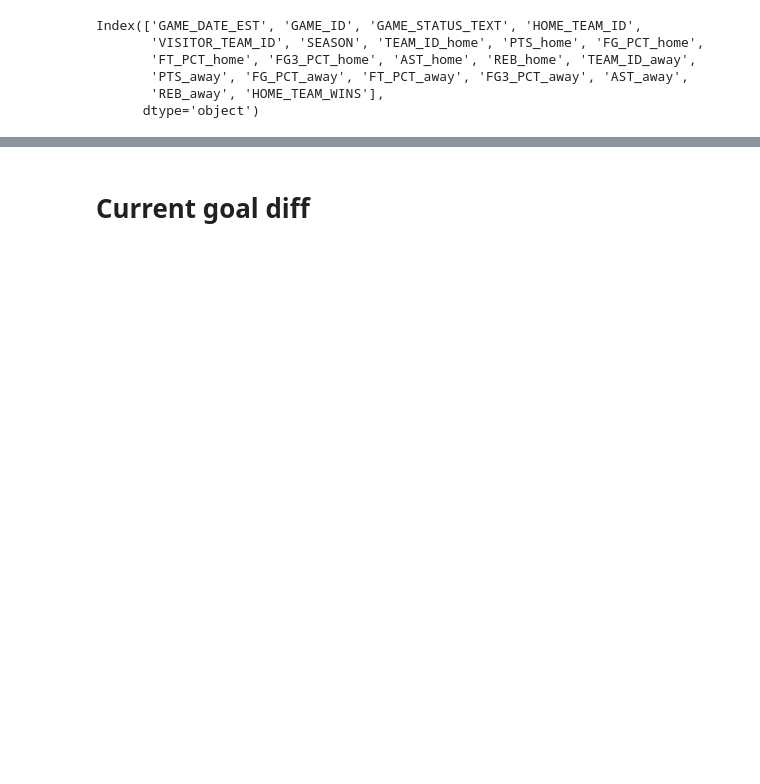
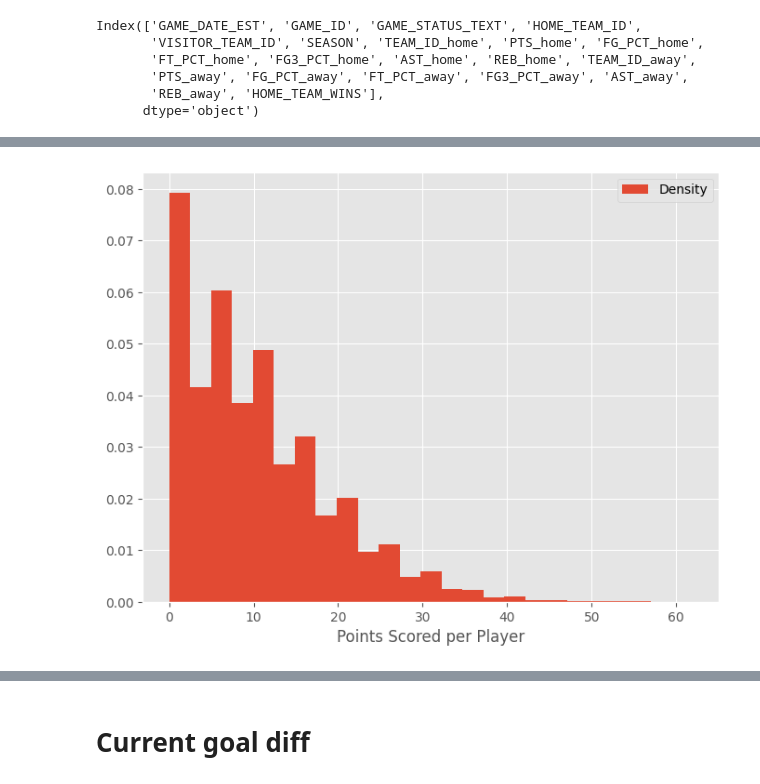
Before and after one commit to Maqerfoo/NBA_predictor, a Jupyter notebook: MBML.ipynb, the cells around one changed output, grey strips where cells are left out. Drawn from its saved outputs; the diff is of its cells as text; code cells hidden in the pictures; blank space fills up the shorter version.

```diff
--- a/MBML.ipynb
+++ b/MBML.ipynb
@@ -68,3 +69,13 @@ Index(['GAME_DATE_EST', 'GAME_ID', 'GAME_STATUS_TEXT', 'HOME_TEAM_ID',
 # %%
 training_games=dfgames[(dfgames["SEASON"] == 2015) |(dfgames["SEASON"] == 2016) |(dfgames["SEASON"] == 2017) |(dfgames["SEASON"] == 2018) | (dfgames["SEASON"] == 2019) | (dfgames["SEASON"] == 2020)]
 testing_games=dfgames[(dfgames["SEASON"] == 2021)]
+# %%
+dfgamebox=dfgamebox.iloc[:-550000]
+dfgamebox=dfgamebox.drop(["FG_PCT","FG3_PCT","FT_PCT"],axis=1)
+
+for i in range(len(dfgamebox)):
+    if isinstance(dfgamebox["MIN"].iloc[i],float):
+      dfgamebox["MIN"].iloc[i]=0.0
+    else:
+      temp=dfgamebox["MIN"].iloc[i].split(':');
+      dfgamebox["MIN"].iloc[i]=float(temp[0])+float(temp[1])/60.0
@@ -70,0 +93,8 @@ testing_games=dfgames[(dfgames["SEASON"] == 2021)]
+# %%
+plt.hist(dfgamebox["PTS"],density=True,bins=25)
+x=np.arange(np.min(dfgamebox["PTS"]),np.max(dfgamebox["PTS"]))
+plt.legend(["Density",])
+plt.xlabel('Points Scored per Player')
+plt.show()
+# %% [output]
+[figure, added]
```
Also changed, not shown: parts of 32 cells of this notebook.
